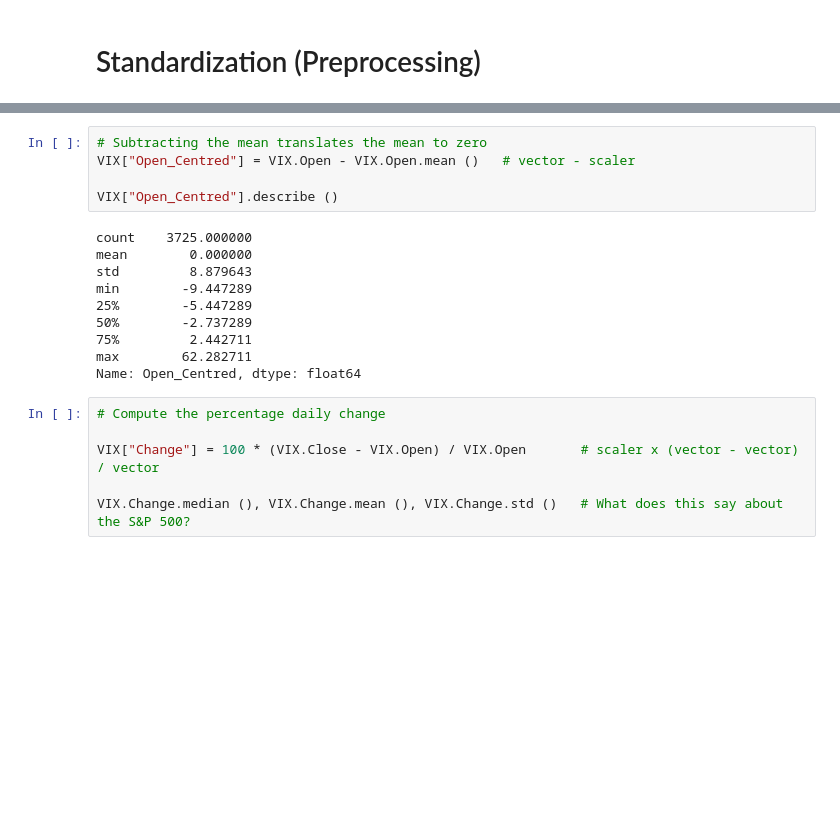
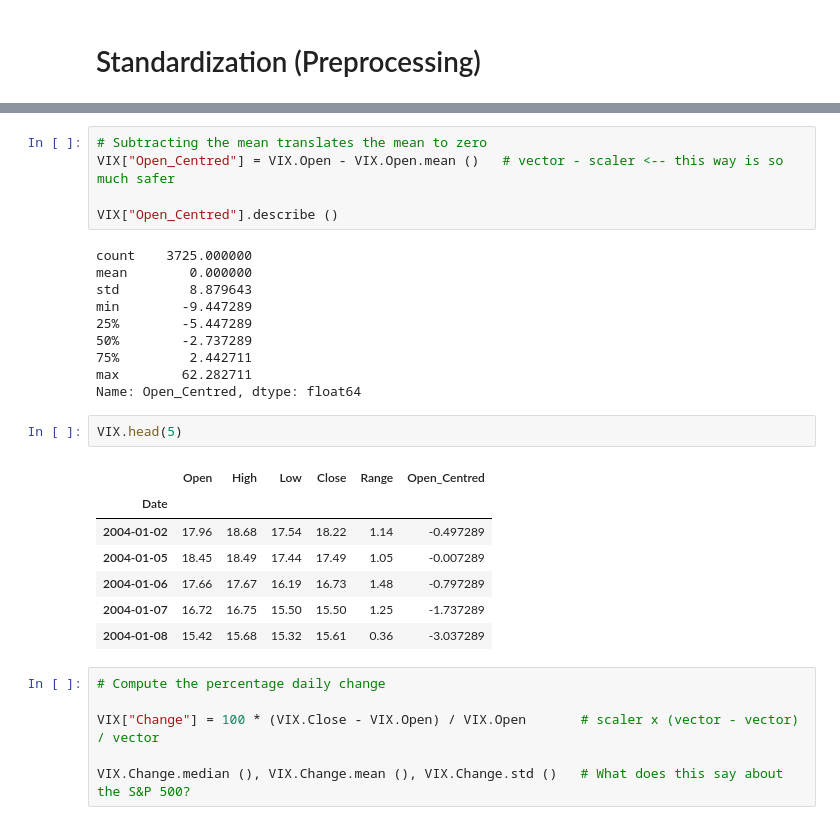
Before and after one commit to patorsiang/COMP8270-Programming-for-Artificial-Intelligence, a Jupyter notebook: lecture/Lecture 11.ipynb, the cells around one changed output, grey strips where cells are left out. Drawn from its saved outputs; the diff is of its cells as text; blank space fills up the shorter version.

```diff
--- a/lecture/Lecture 11.ipynb
+++ b/lecture/Lecture 11.ipynb
@@ -131,7 +147,7 @@ max        80.740000
 Name: Open, dtype: float64
 # %%
 # Subtracting the mean translates the mean to zero
-VIX["Open_Centred"] = VIX.Open - VIX.Open.mean ()   # vector - scaler
+VIX["Open_Centred"] = VIX.Open - VIX.Open.mean ()   # vector - scaler <-- this way is so much safer
 
 VIX["Open_Centred"].describe ()
 # %% [output]
@@ -144,6 +160,16 @@ min        -9.447289
 75%         2.442711
 max        62.282711
 Name: Open_Centred, dtype: float64
+# %%
+VIX.head(5)
+# %% [output]
+|  | Open | High | Low | Close | Range | Open_Centred |
+| Date |  |  |  |  |  |  |
+| 2004-01-02 | 17.96 | 18.68 | 17.54 | 18.22 | 1.14 | -0.497289 |
+| 2004-01-05 | 18.45 | 18.49 | 17.44 | 17.49 | 1.05 | -0.007289 |
+| 2004-01-06 | 17.66 | 17.67 | 16.19 | 16.73 | 1.48 | -0.797289 |
+| 2004-01-07 | 16.72 | 16.75 | 15.50 | 15.50 | 1.25 | -1.737289 |
+| 2004-01-08 | 15.42 | 15.68 | 15.32 | 15.61 | 0.36 | -3.037289 |
 # %%
 # Compute the percentage daily change
 
```
Also changed, not shown: parts of 10 cells of this notebook, 2 other files.
